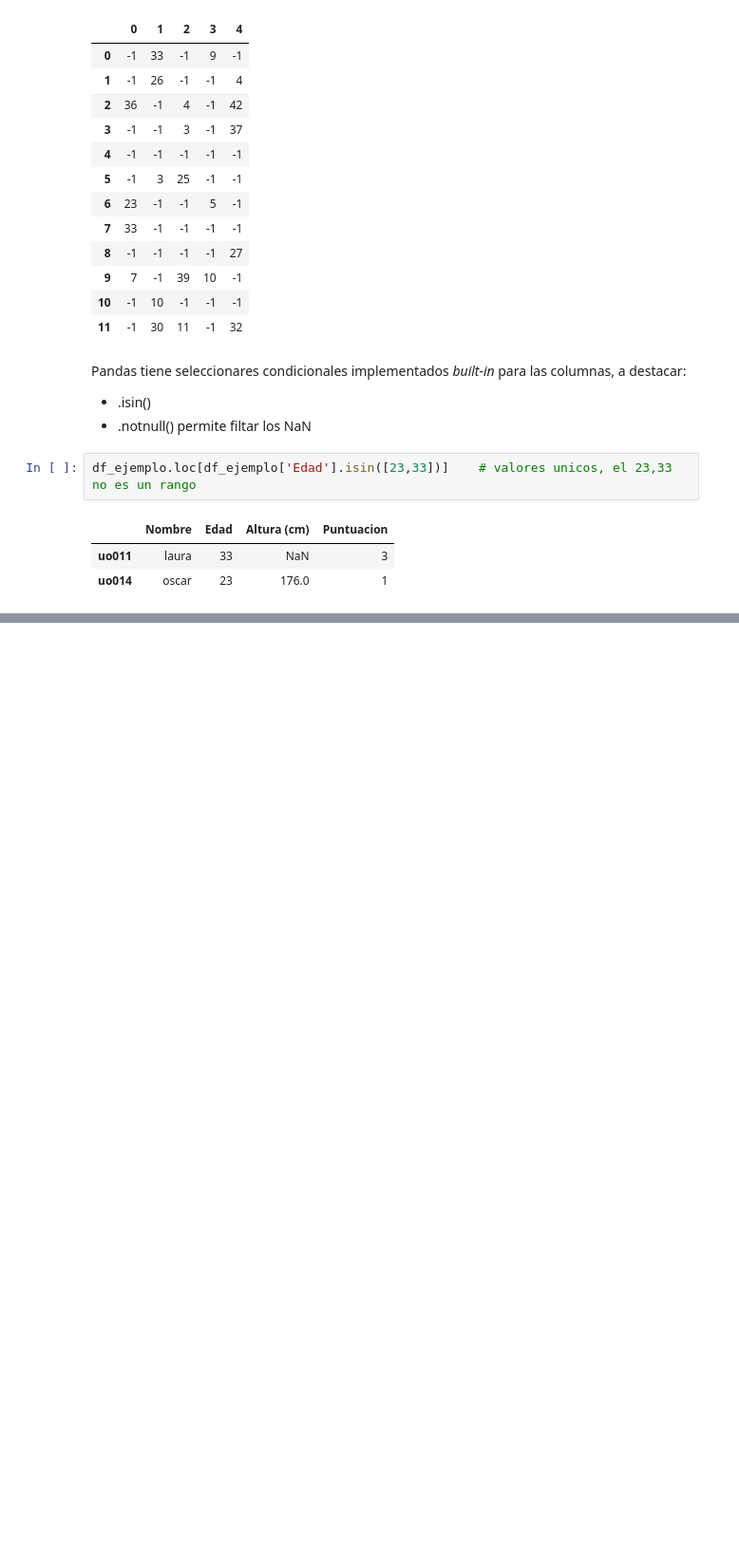
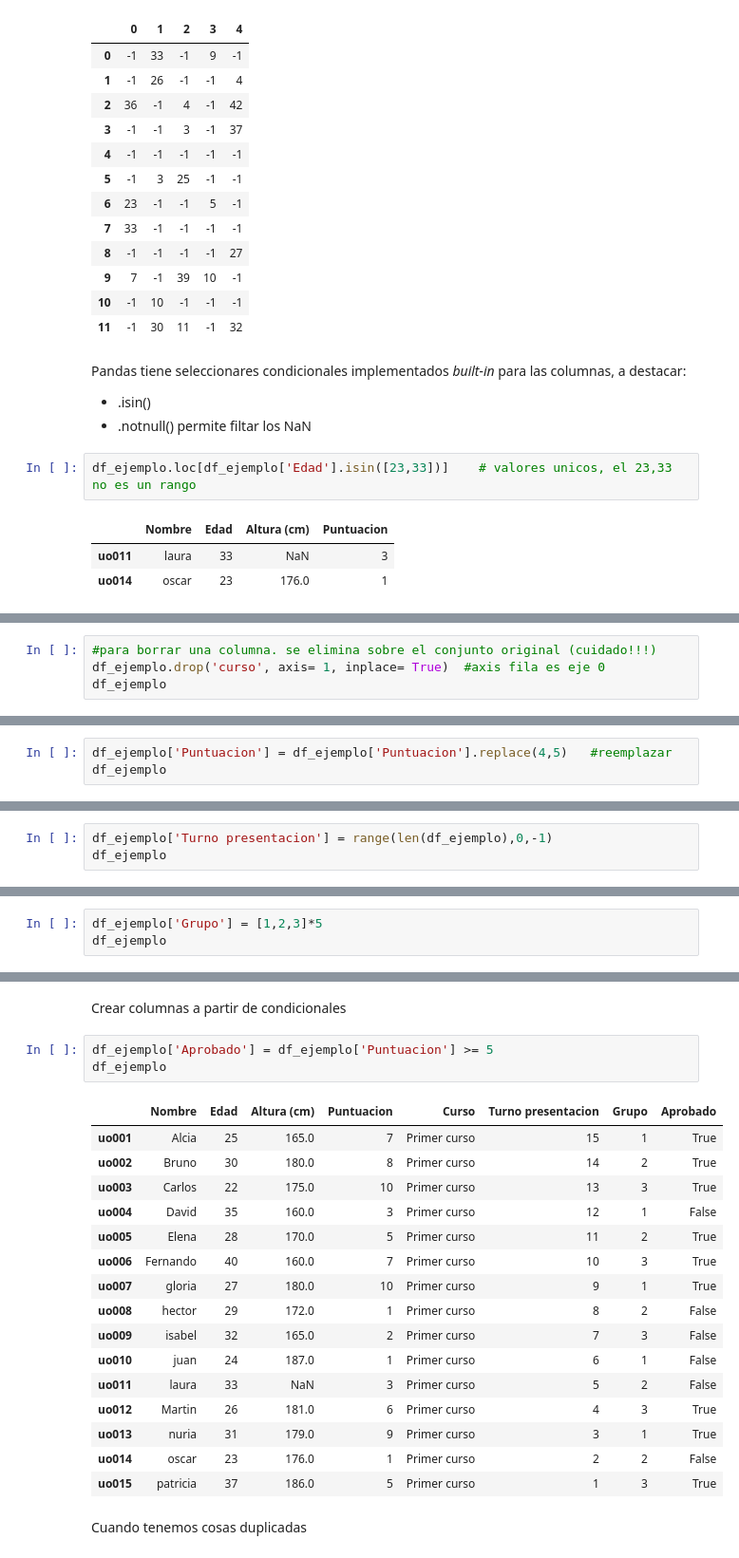
Before and after one commit to martinbedia/mineria, a Jupyter notebook: pandas.ipynb, the cells around one changed output, grey strips where cells are left out. Shown at 95% size. Saved outputs shown, nothing was run; the diff lists cells and outputs as text; blank space fills up the shorter version.

```diff
--- a/pandas.ipynb
+++ b/pandas.ipynb
@@ -529,0 +614,4 @@ df_ejemplo.loc[df_ejemplo['Edad'].isin([23,33])]    # valores unicos, el 23,33 n
+# %%
+#para borrar una columna. se elimina sobre el conjunto original (cuidado!!!)
+df_ejemplo.drop('curso', axis= 1, inplace= True)  #axis fila es eje 0
+df_ejemplo
@@ -529,0 +655,3 @@ df_ejemplo.loc[df_ejemplo['Edad'].isin([23,33])]    # valores unicos, el 23,33 n
+# %%
+df_ejemplo['Puntuacion'] = df_ejemplo['Puntuacion'].replace(4,5)   #reemplazar
+df_ejemplo
@@ -529,0 +675,3 @@ df_ejemplo.loc[df_ejemplo['Edad'].isin([23,33])]    # valores unicos, el 23,33 n
+# %%
+df_ejemplo['Turno presentacion'] = range(len(df_ejemplo),0,-1)
+df_ejemplo
@@ -529,0 +695,3 @@ df_ejemplo.loc[df_ejemplo['Edad'].isin([23,33])]    # valores unicos, el 23,33 n
+# %%
+df_ejemplo['Grupo'] = [1,2,3]*5
+df_ejemplo
@@ -529,0 +715,24 @@ df_ejemplo.loc[df_ejemplo['Edad'].isin([23,33])]    # valores unicos, el 23,33 n
+# %% [markdown]
+Crear columnas a partir de condicionales
+# %%
+df_ejemplo['Aprobado'] = df_ejemplo['Puntuacion'] >= 5
+df_ejemplo
+# %% [output]
+|  | Nombre | Edad | Altura (cm) | Puntuacion | Curso | Turno presentacion | Grupo | Aprobado |
+| uo001 | Alcia | 25 | 165.0 | 7 | Primer curso | 15 | 1 | True |
+| uo002 | Bruno | 30 | 180.0 | 8 | Primer curso | 14 | 2 | True |
+| uo003 | Carlos | 22 | 175.0 | 10 | Primer curso | 13 | 3 | True |
+| uo004 | David | 35 | 160.0 | 3 | Primer curso | 12 | 1 | False |
+| uo005 | Elena | 28 | 170.0 | 5 | Primer curso | 11 | 2 | True |
+| uo006 | Fernando | 40 | 160.0 | 7 | Primer curso | 10 | 3 | True |
+| uo007 | gloria | 27 | 180.0 | 10 | Primer curso | 9 | 1 | True |
+| uo008 | hector | 29 | 172.0 | 1 | Primer curso | 8 | 2 | False |
+| uo009 | isabel | 32 | 165.0 | 2 | Primer curso | 7 | 3 | False |
+| uo010 | juan | 24 | 187.0 | 1 | Primer curso | 6 | 1 | False |
+| uo011 | laura | 33 | NaN | 3 | Primer curso | 5 | 2 | False |
+| uo012 | Martin | 26 | 181.0 | 6 | Primer curso | 4 | 3 | True |
+| uo013 | nuria | 31 | 179.0 | 9 | Primer curso | 3 | 1 | True |
+| uo014 | oscar | 23 | 176.0 | 1 | Primer curso | 2 | 2 | False |
+| uo015 | patricia | 37 | 186.0 | 5 | Primer curso | 1 | 3 | True |
+# %% [markdown]
+Cuando tenemos cosas duplicadas
```
Also changed, not shown: parts of 18 cells of this notebook.
